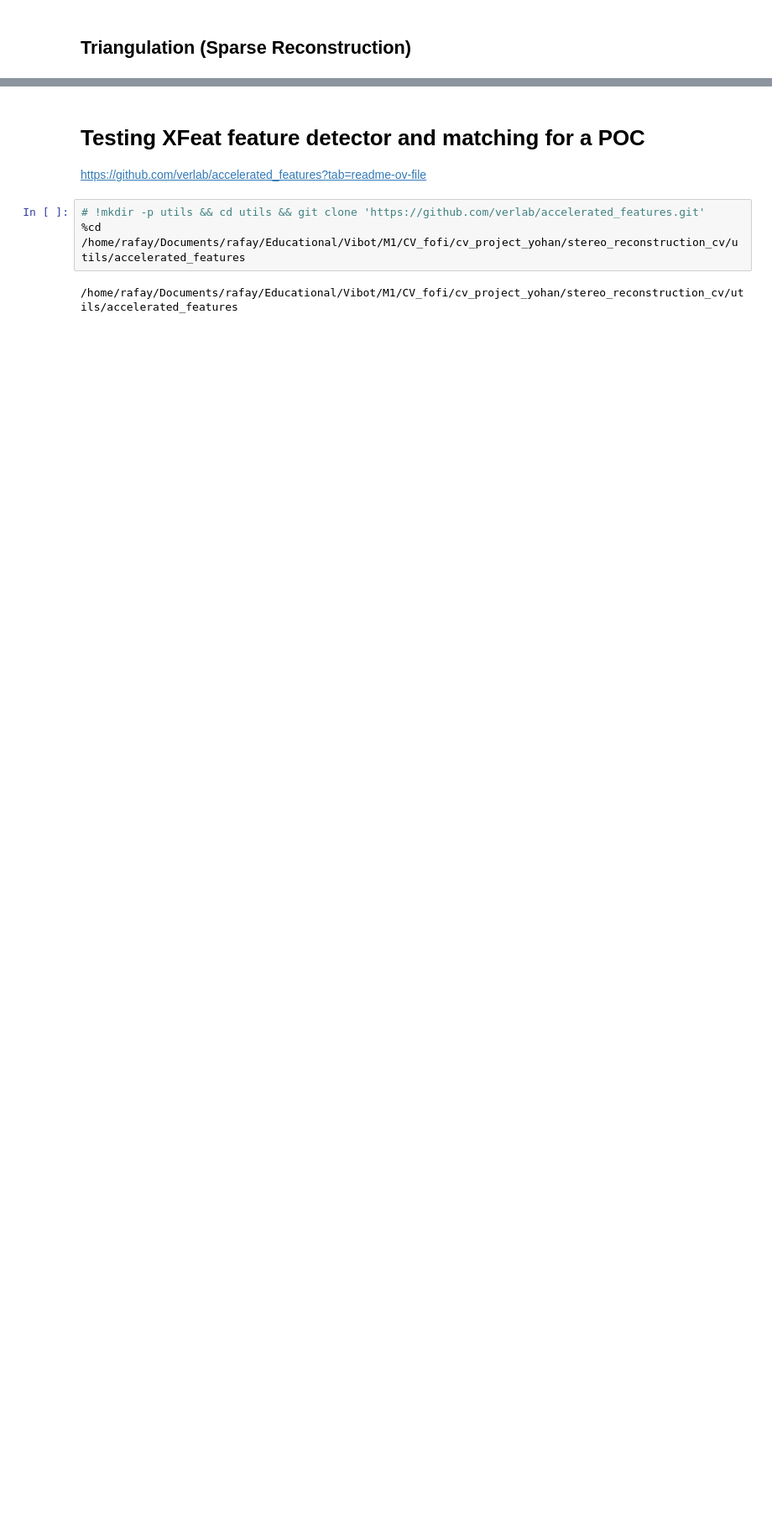
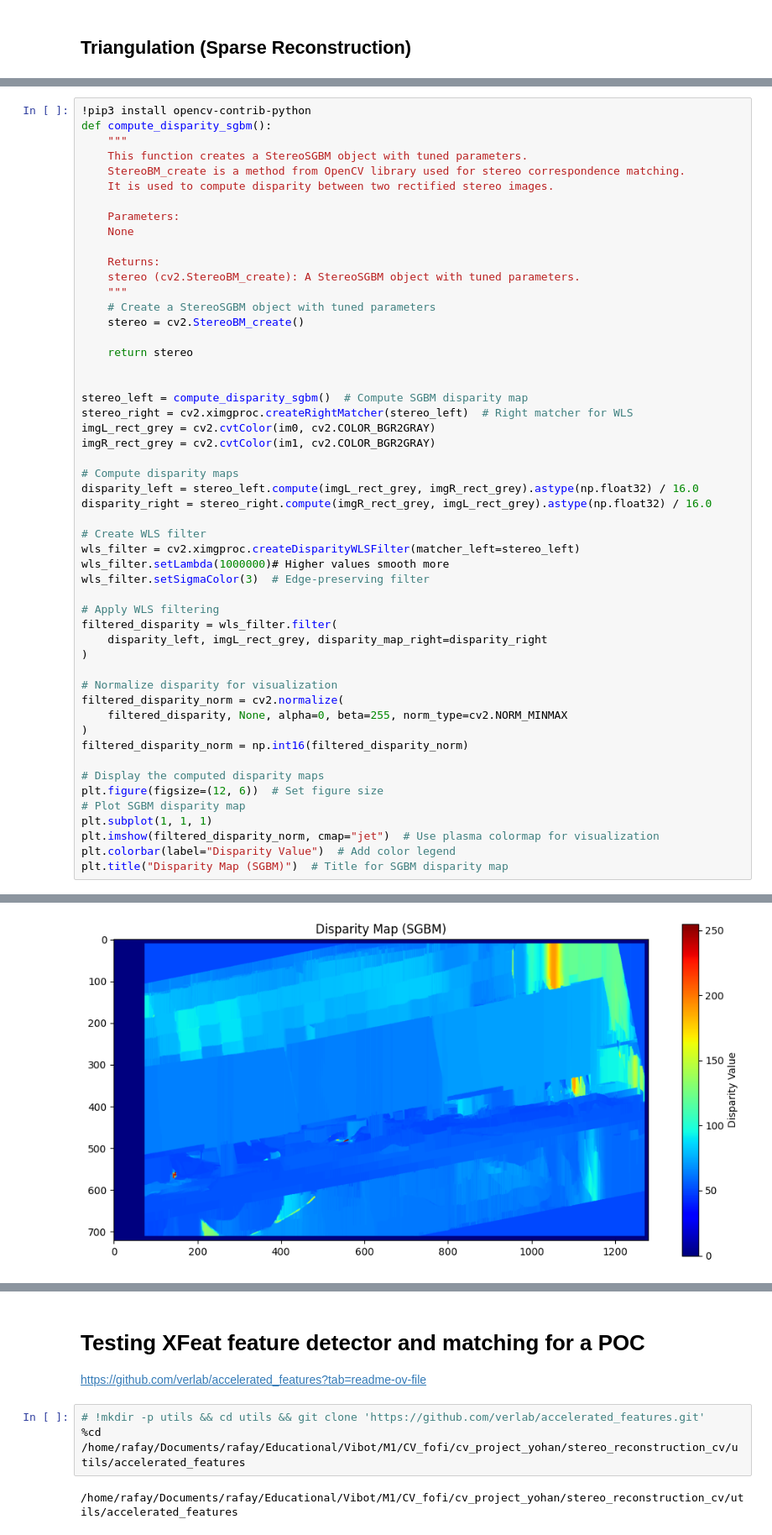
Before and after one commit to rafayaamirgull/stereo_reconstruction_cv, a Jupyter notebook: main.ipynb, the cells around one changed output, grey strips where cells are left out. Shown at 84% size. Drawn from its saved outputs; the diff is of its cells as text; blank space fills up the shorter version.

Commit message:
update main.ipynb (improved rectification and disparity)

```diff
--- a/main.ipynb
+++ b/main.ipynb
@@ -702,0 +656,53 @@ FLANN Matcher: 6774 matches found, 6773 after ratio test.
+# %%
+!pip3 install opencv-contrib-python
+def compute_disparity_sgbm():
+    """
+    This function creates a StereoSGBM object with tuned parameters.
+    StereoBM_create is a method from OpenCV library used for stereo correspondence matching.
+    It is used to compute disparity between two rectified stereo images.
+
+    Parameters:
+    None
+
+    Returns:
+    stereo (cv2.StereoBM_create): A StereoSGBM object with tuned parameters.
+    """
+    # Create a StereoSGBM object with tuned parameters
+    stereo = cv2.StereoBM_create()
+
+    return stereo
+
+
+stereo_left = compute_disparity_sgbm()  # Compute SGBM disparity map
+stereo_right = cv2.ximgproc.createRightMatcher(stereo_left)  # Right matcher for WLS
+imgL_rect_grey = cv2.cvtColor(im0, cv2.COLOR_BGR2GRAY)
+imgR_rect_grey = cv2.cvtColor(im1, cv2.COLOR_BGR2GRAY)
+
+# Compute disparity maps
+disparity_left = stereo_left.compute(imgL_rect_grey, imgR_rect_grey).astype(np.float32) / 16.0
+disparity_right = stereo_right.compute(imgR_rect_grey, imgL_rect_grey).astype(np.float32) / 16.0
+
+# Create WLS filter
+wls_filter = cv2.ximgproc.createDisparityWLSFilter(matcher_left=stereo_left)
+wls_filter.setLambda(1000000)# Higher values smooth more
+wls_filter.setSigmaColor(3)  # Edge-preserving filter
+
+# Apply WLS filtering
+filtered_disparity = wls_filter.filter(
+    disparity_left, imgL_rect_grey, disparity_map_right=disparity_right
+)
+
+# Normalize disparity for visualization
+filtered_disparity_norm = cv2.normalize(
+    filtered_disparity, None, alpha=0, beta=255, norm_type=cv2.NORM_MINMAX
+)
+filtered_disparity_norm = np.int16(filtered_disparity_norm)
+
+# Display the computed disparity maps
+plt.figure(figsize=(12, 6))  # Set figure size
+# Plot SGBM disparity map
+plt.subplot(1, 1, 1)
+plt.imshow(filtered_disparity_norm, cmap="jet")  # Use plasma colormap for visualization
+plt.colorbar(label="Disparity Value")  # Add color legend
+plt.title("Disparity Map (SGBM)")  # Title for SGBM disparity map
+# %% [output]
@@ -702,0 +715 @@ FLANN Matcher: 6774 matches found, 6773 after ratio test.
+[figure, added]
```
Also changed, not shown: parts of 33 cells of this notebook.
